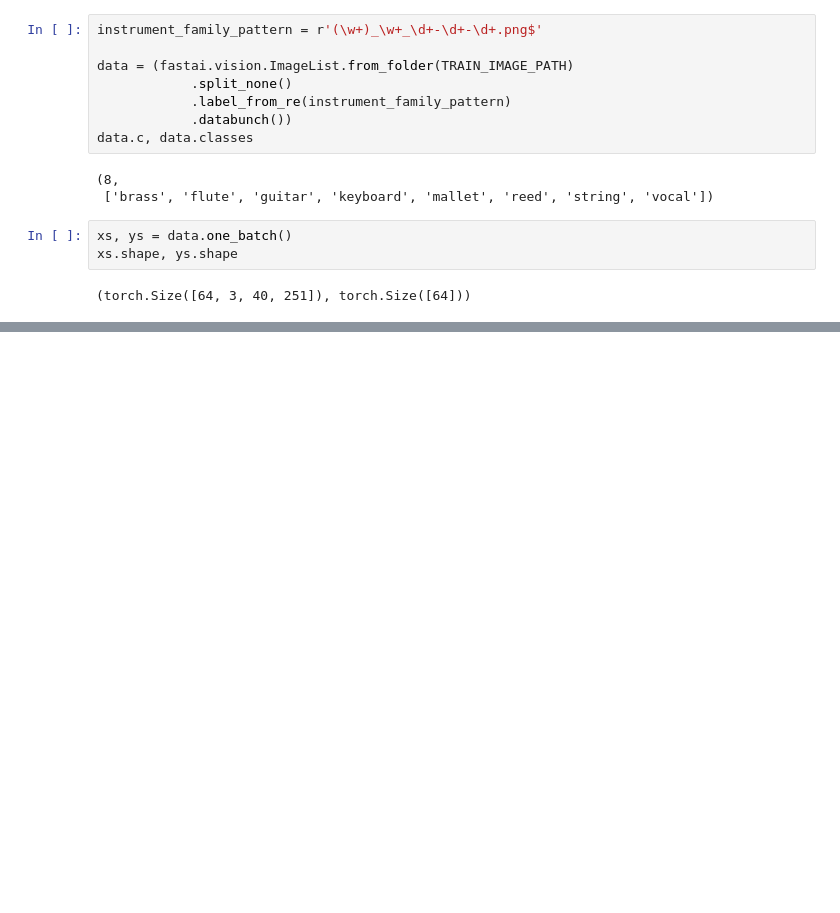
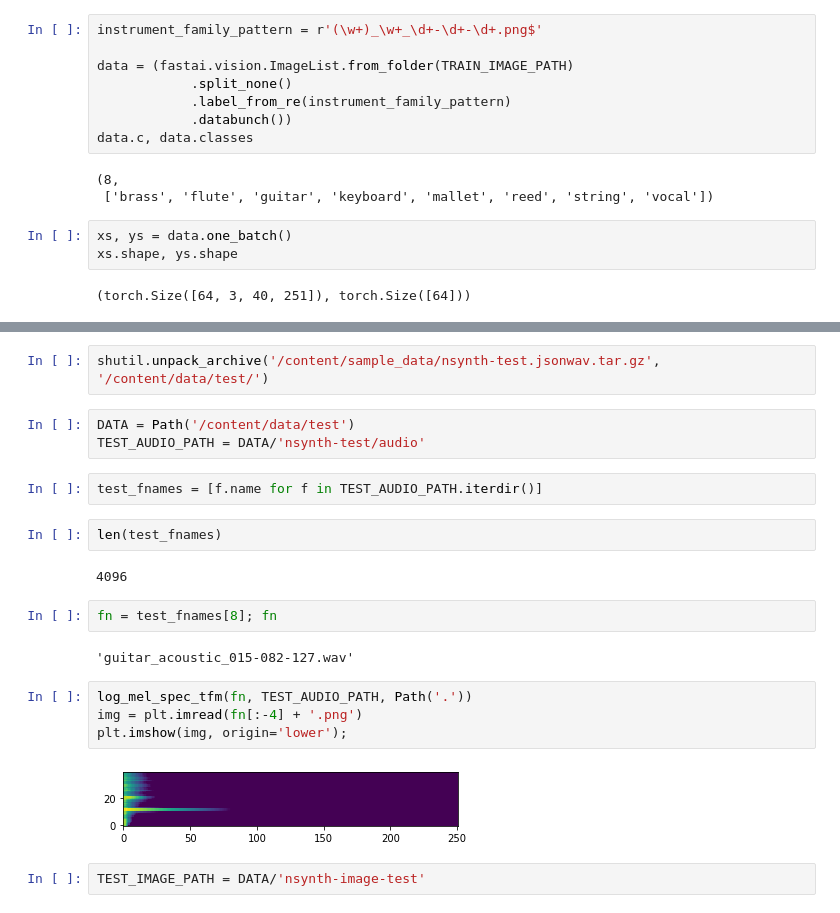
Before and after one commit to theabnormaldude/Instrument-Detection, a Jupyter notebook: Audio_Language_Detection.ipynb, the cells around one changed output, grey strips where cells are left out. Saved outputs shown, nothing was run; the diff lists cells and outputs as text; blank space fills up the shorter version.

```diff
--- a/Audio_Language_Detection.ipynb
+++ b/Audio_Language_Detection.ipynb
@@ -141,0 +144,23 @@ print(accu_1,accu_2)
+# %%
+shutil.unpack_archive('/content/sample_data/nsynth-test.jsonwav.tar.gz', '/content/data/test/')
+# %%
+DATA = Path('/content/data/test')
+TEST_AUDIO_PATH = DATA/'nsynth-test/audio'
+# %%
+test_fnames = [f.name for f in TEST_AUDIO_PATH.iterdir()]
+# %%
+len(test_fnames)
+# %% [output]
+4096
+# %%
+fn = test_fnames[8]; fn
+# %% [output]
+'guitar_acoustic_015-082-127.wav'
+# %%
+log_mel_spec_tfm(fn, TEST_AUDIO_PATH, Path('.'))
+img = plt.imread(fn[:-4] + '.png')
+plt.imshow(img, origin='lower');
+# %% [output]
+[figure, added]
+# %%
+TEST_IMAGE_PATH = DATA/'nsynth-image-test'
```
Also changed, not shown: parts of 19 cells of this notebook.
